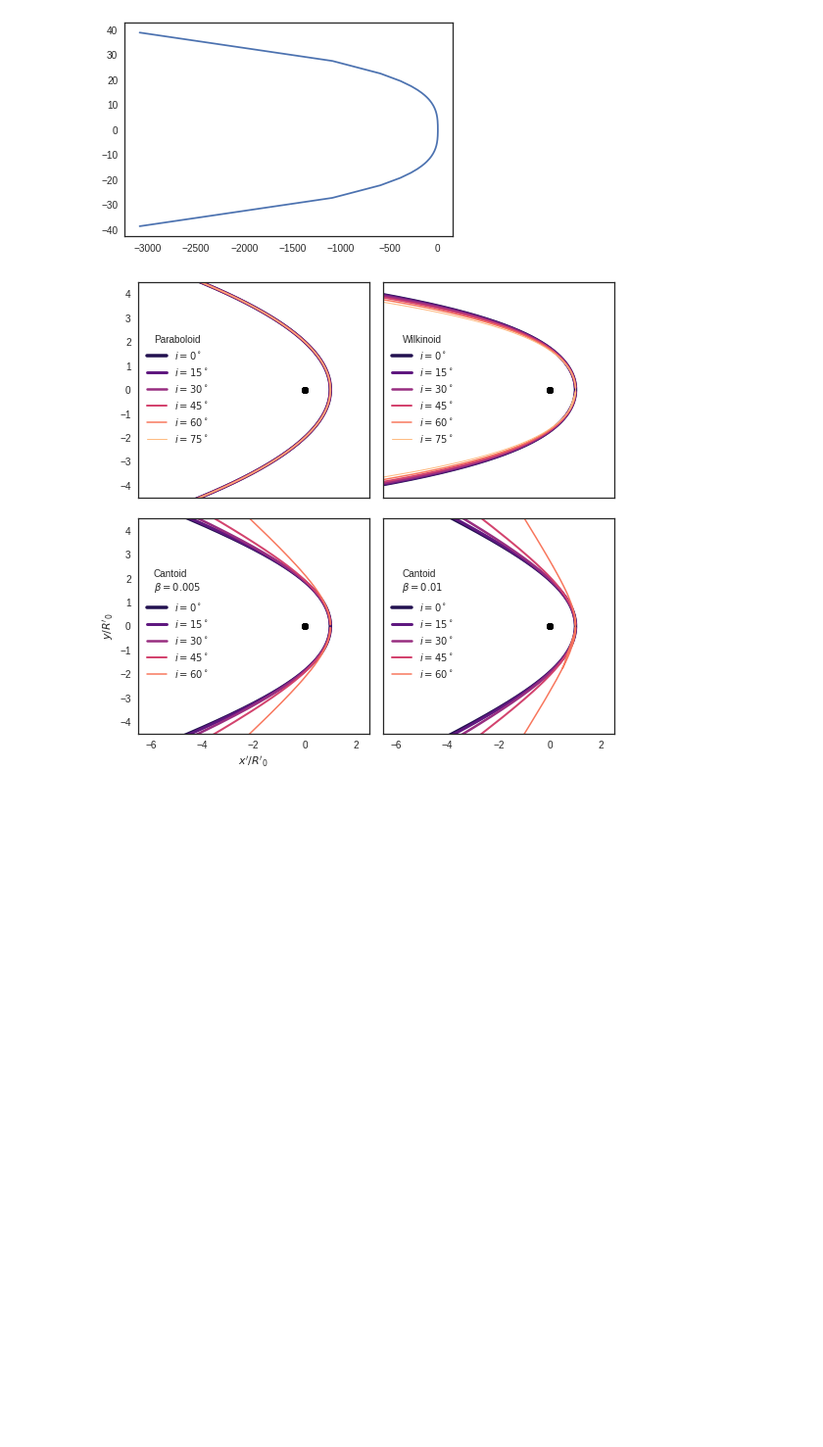
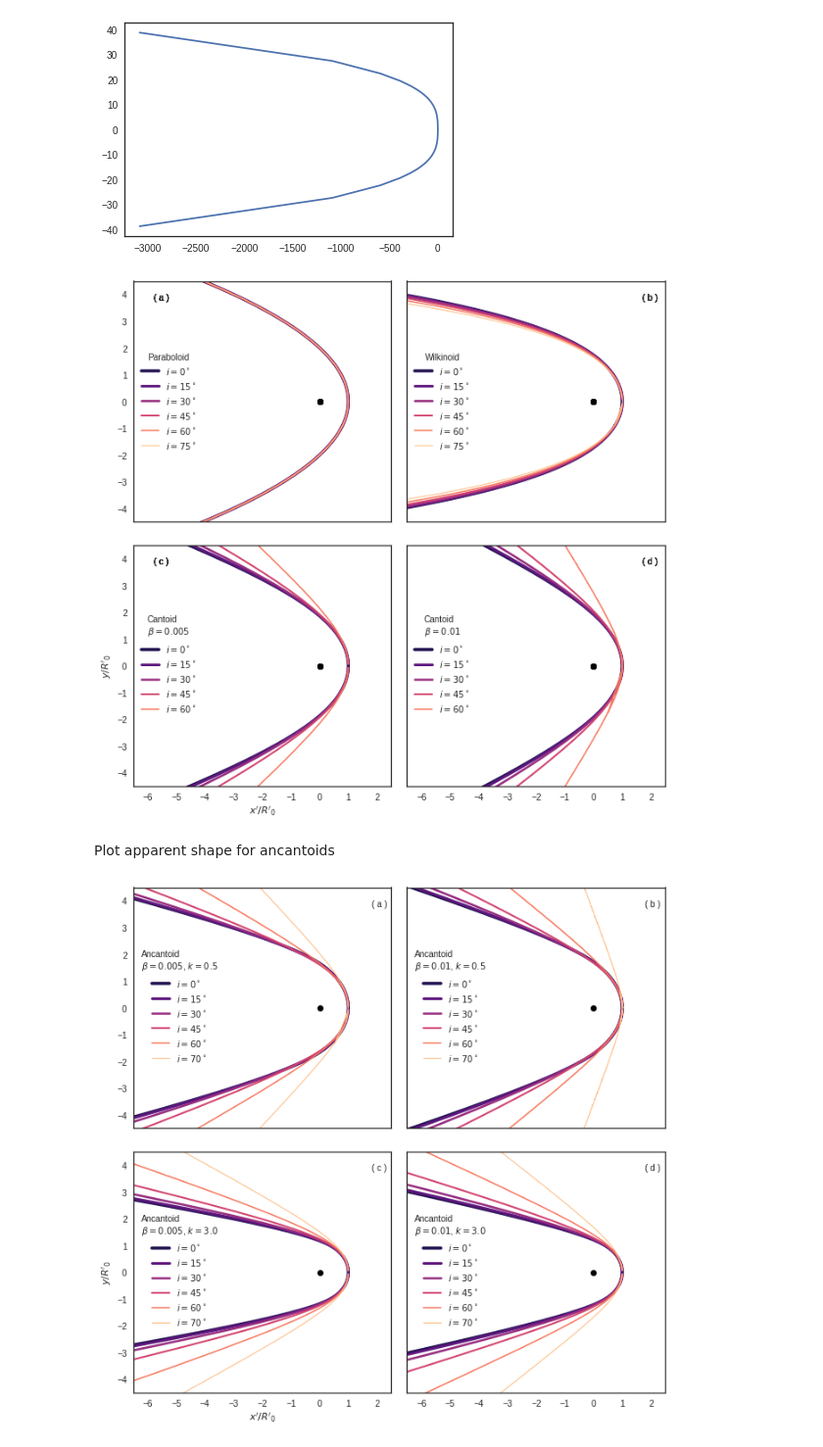
Before and after one commit to Lxndrs/Thesis, a Jupyter notebook: Picture Maker II.ipynb, the cells around one changed output. Shown: that part at 98% size. Saved outputs shown, nothing was run; the diff lists cells and outputs as text; code cells hidden in the pictures; blank space fills up the shorter version.

```diff
--- a/Picture Maker II.ipynb
+++ b/Picture Maker II.ipynb
@@ -680,6 +700,9 @@ inc = np.array([0, 15, 30, 45, 60, 75])
 color_scale = sns.color_palette("magma", n_colors=len(inc))
 lw_scale = [3.5, 3, 2.5, 2, 1.5, 1]
 f= plt.figure()
+label_fig = ["( a )", "( b )", "( c )", "( d )"]
+x_text = [-5.8, 1.7, -5.8, 1.7]
+y_text = 3.8
 for n, b in enumerate(b_proj):
     ax = f.add_subplot(2, 2, n+1, adjustable="box")
     imax = np.radians(75.0)
@@ -712,7 +735,6 @@ for n, b in enumerate(b_proj):
             R0p = R_int(t0)*np.cos(t0-np.radians(i))
             theta_proj = np.linspace(t0, thinf-step, 500) # use elements from theta where the tangent line exists
             tp, rp = proj_shape(R_int(theta_proj), theta_proj, np.radians(i), cartesian=False)
-            xt, yt = xt/R0p, yt/R0p
             Tp, Rp = complete_shape(rp, tp) #First compute projected shape, then draw complete shape
             xt, yt = Rp*np.cos(Tp)/R0p, Rp*np.sin(Tp)/R0p
         ax.plot(xt, yt, c=c, label=r"$i={}^\circ$".format(i), lw=lw)
@@ -720,6 +742,7 @@ for n, b in enumerate(b_proj):
         ax.legend(title=title, loc="center left")
         ax.set_xlim(-6.5, 2.5)
         ax.set_ylim(-4.5, 4.5)
+        ax.text(x_text[n], y_text, label_fig[n])
     if n < 2:
         ax.set_xticks([])
     if n==1 or n==3:
@@ -728,7 +751,63 @@ for n, b in enumerate(b_proj):
         ax.set_xlabel(r"$x'/R'_0$")
         ax.set_ylabel(r"$y/R'_0$")
 f.tight_layout()
-f.set_size_inches(8, 8)
+f.set_size_inches(10, 10)
 f.savefig("./Figures/cantoid-apparent-shape.pdf")
 # %% [output]
-[figure, old version]
+[figure, new version]
+# %% [markdown]
+Plot apparent shape for ancantoids
+# %%
+b_proj = [5e-3, 1e-2]
+xi_proj = [0.8, 0.4]
+inc = np.array([0, 15, 30, 45, 60, 70])
+color_scale = sns.color_palette("magma", n_colors=len(inc))
+lw_scale = [3.5, 3, 2.5, 2, 1.5, 1]
+f= plt.figure()
+x_text = 1.8
+y_text = 3.8
+label_fig = ["( a )", "( b )", "( c )", "( d )"]
+for n, x in enumerate(xi_proj):
+    k=2./x - 2
+    for m, b in enumerate(b_proj):
+        ax = f.add_subplot(2, 2, 2*n+m+1, adjustable="box")
+        ancantoid = Shell(beta=b, innertype="anisotropic", xi=x)
+        R = ancantoid.radius(theta)
+        thinf = fsolve(_finf, np.radians(91.0), args=(b, x))
+        title = "Ancantoid\n" + r"$\beta={}$, $k={}$".format(b, k)
+        w = np.gradient(np.log(R))/np.gradient(theta)
+        R_int = interp1d(theta, R)
+        imax = thinf - 0.5*np.pi
+        step = np.radians(1.0) # 1 degree is good to make the brentq method work for all beta values
+        for i, c, lw in zip(inc[inc<=np.degrees(imax)], color_scale, lw_scale):
+            f_int_t0 = interp1d(theta, f_proj_t0(theta, w, i))
+            if i == 0.0:
+                t0 = 0.0
+            else:
+                t0 = brentq(f_int_t0, step, thinf-step)
+            R0p = R_int(t0)*np.cos(t0-np.radians(i))
+            theta_proj = np.linspace(t0, thinf-step, 500) # use elements from theta where the tangent line exists
+            xp, yp = proj_shape(R_int(theta_proj), theta_proj, np.radians(i))
+            if np.isnan(xp[0]):
+                xp[0] = R0p
+                yp[0] = 0.0
+            Tp, Rp = complete_shape(np.hypot(xp, yp), np.arctan2(yp, xp)) #First compute projected shape, then draw complete shape
+            xt, yt = Rp*np.cos(Tp)/R0p, Rp*np.sin(Tp)/R0p
+            ax.plot(xt, yt, c=c, label=r"$i={}^\circ$".format(i), lw=lw)
+        ax.plot(0, 0, "ok")
+        ax.legend(title=title, loc="center left")
+        ax.set_xlim(-6.5, 2.5)
+        ax.set_ylim(-4.5, 4.5)
+        ax.text(x_text, y_text, label_fig[2*n+m])
+        if n == 0:
+            ax.set_xticks([])
+        if m==1:
+            ax.set_yticks([])
+        if n==1 and m==0:
+            ax.set_xlabel(r"$x'/R'_0$")
+            ax.set_ylabel(r"$y/R'_0$")
+f.tight_layout()
+f.set_size_inches(10, 10)
+f.savefig("./Figures/ancantoid-apparent-shape.pdf")
+# %% [output]
+[figure, added]
```
Also changed, not shown: parts of 16 cells of this notebook, 12 other files.
